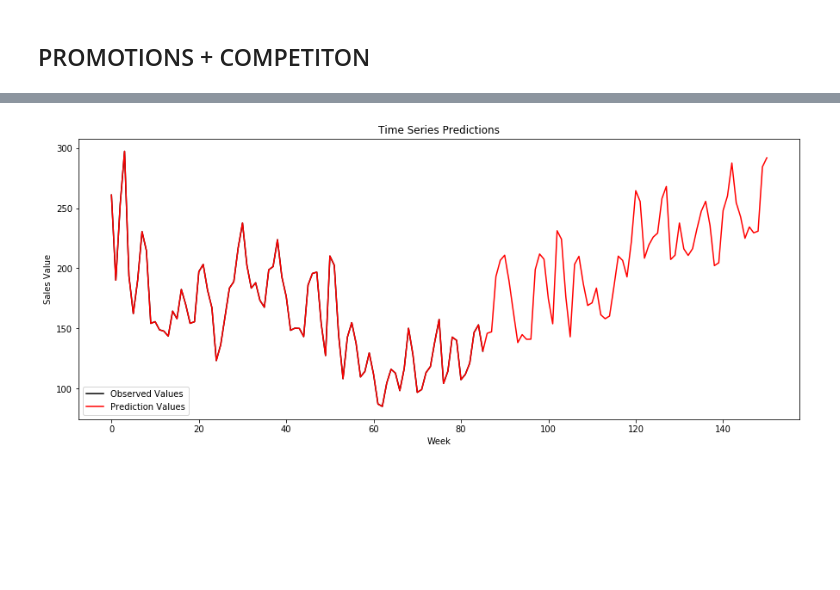
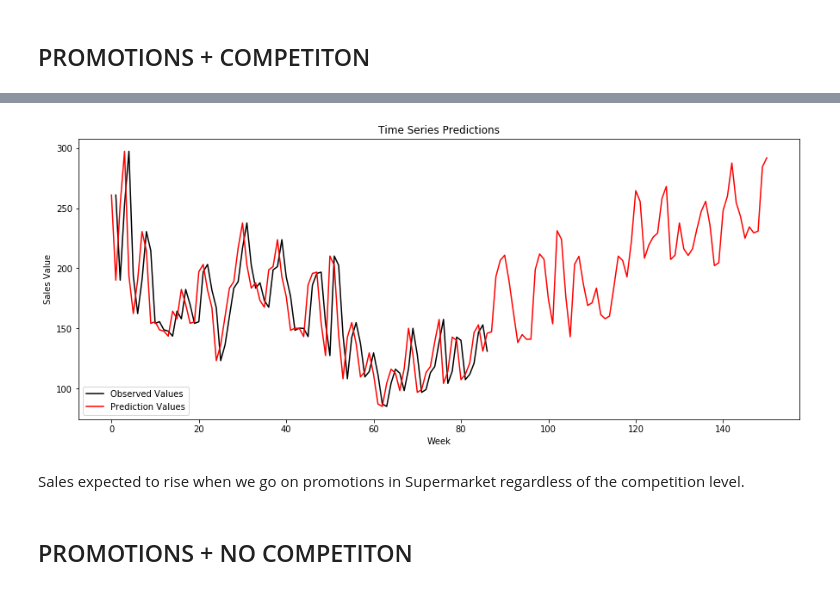
Before and after one commit to NatashaSvic/Forecasting_Revenues_Milk, a Jupyter notebook: FORECASTING_REVENUES.ipynb, the cells around one changed output, grey strips where cells are left out. Cells and saved outputs as stored; diff of their text form; code cells hidden in the pictures; blank space fills up the shorter version.

```diff
--- a/FORECASTING_REVENUES.ipynb
+++ b/FORECASTING_REVENUES.ipynb
@@ -233,7 +223,7 @@ plt.show()
 ## SARIMAX
 # %%
 #w_milk2_mhp
-meta_time_period = pd.read_excel(io='Dictionary.xlsx', sheet_name='Time_Periods')
+meta_time_period = pd.read_excel(io='/Users/natasha/Desktop/Term_3/Datathon/Milk_Data/Dictionary.xlsx', sheet_name='Time_Periods')
 test = pd.merge(no_promo_hyper.reset_index(), meta_time_period, on='cod_semana', how='right', right_index=True)
 test = test.set_index('Date')
 pd.to_datetime(test.index, unit='s', yearfirst=True, utc=True)
@@ -511,7 +463,7 @@ plt.show()
 [figure]
 # %%
 #w_milk2_mhp
-meta_time_period = pd.read_excel(io='Dictionary.xlsx', sheet_name='Time_Periods')
+meta_time_period = pd.read_excel(io='/Users/natasha/Desktop/Term_3/Datathon/Milk_Data/Dictionary.xlsx', sheet_name='Time_Periods')
 test1 = pd.merge(promo_hyper.reset_index(), meta_time_period, on='cod_semana', how='right', right_index=True)
 test1 = test1.set_index('Date')
 pd.to_datetime(test.index, unit='s', yearfirst=True, utc=True)
@@ -764,28 +716,3 @@ Covariance Type:                              opg
 Warnings:
 [1] Covariance matrix calculated using the outer product of gradients (complex-step).
 [figure]
-# %%
-# Fit the model
-target = milk_weekly.ventas_valor.values
-mod = sm.tsa.statespace.SARIMAX(target, trend='c', order=(1,1,(0)), seasonal_order=(0,1,0,52))
-res = mod.fit(disp=False)
-print(res.summary())
-
-predi = res.predict(start=86, end=150, exog=None, dynamic=False)
-predi
-
-history = [x for x in target]
-week = 1
-for pred in predi:
-	#print('Week %d: %f' % (week, pred))
-	history.append(pred)
-	week += 1
-
-
-plt.plot(target)
-plt.plot(history, color='red')
-plt.title('Time Series Predictions')
-plt.legend(['Observed Values', 'Prediction Values'])
-plt.xlabel('Week')
-plt.ylabel('Sales Value')
-pyplot.show()
@@ -975,7 +884,7 @@ Warnings:
 ## NO PROMOTIONS + NO COMPETITION
 # %%
 # Fit the model
-endogs2 = test['ventas_valor']
+endogs2 = yy
 
 mod = sm.tsa.statespace.SARIMAX(endog= test['ventas_valor'] , exog=None ,trend='c', order=((1),0,(0)), seasonal_order=(0,1,0,52))
 res = mod.fit(disp=False)
@@ -1051,7 +960,7 @@ for pred in predi1:
 	week += 1
 
 
-plt.plot(test.ventas_valor.values, color='black')
+plt.plot(yy, color='black')
 plt.plot(history1, color='red')
 plt.title('Time Series Predictions')
 plt.legend(['Observed Values', 'Prediction Values'])
@@ -1068,15 +977,19 @@ Time:                                        22:57:34   BIC
 Sample:                                    01-11-2015   HQIC                           314.626
                                          - 08-28-2016
 Covariance Type:                                  opg
 =============================================================================================
                                 coef    std err          z      P>|z|      [0.025      0.975]
 ---------------------------------------------------------------------------------------------
 ... (9 lines left out)
 ===================================================================================
 
 Warnings:
 [1] Covariance matrix calculated using the outer product of gradients (complex-step).
-[figure, old version]
+[figure, new version]
+# %% [markdown]
+Sales expected to rise when we go on promotions in Supermarket regardless of the competition level.
+# %% [markdown]
+## PROMOTIONS + NO COMPETITON
 # %%
 # Fit the model
 endogs1 = test['ventas_valor']
```
Also changed, not shown: parts of 73 cells of this notebook, 1 other file.
